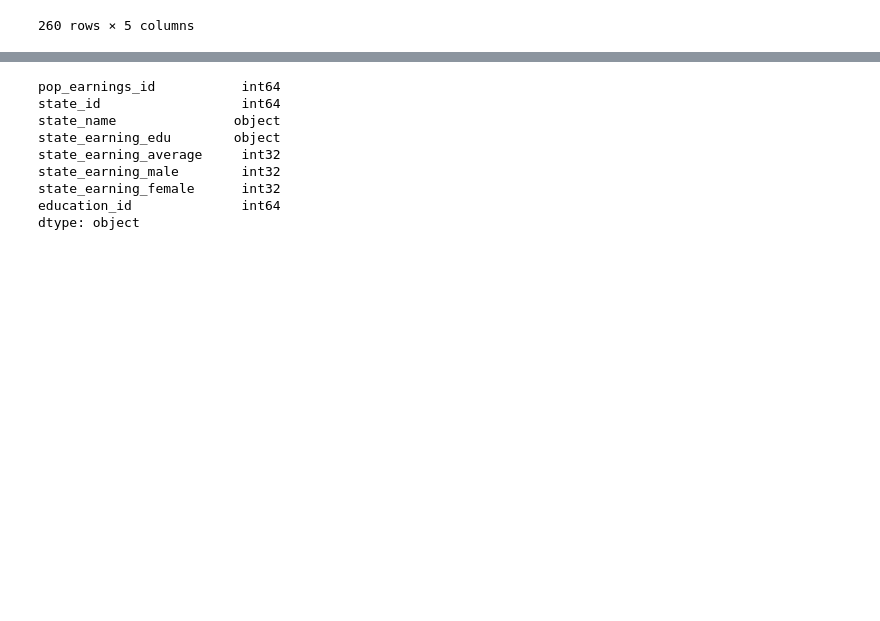
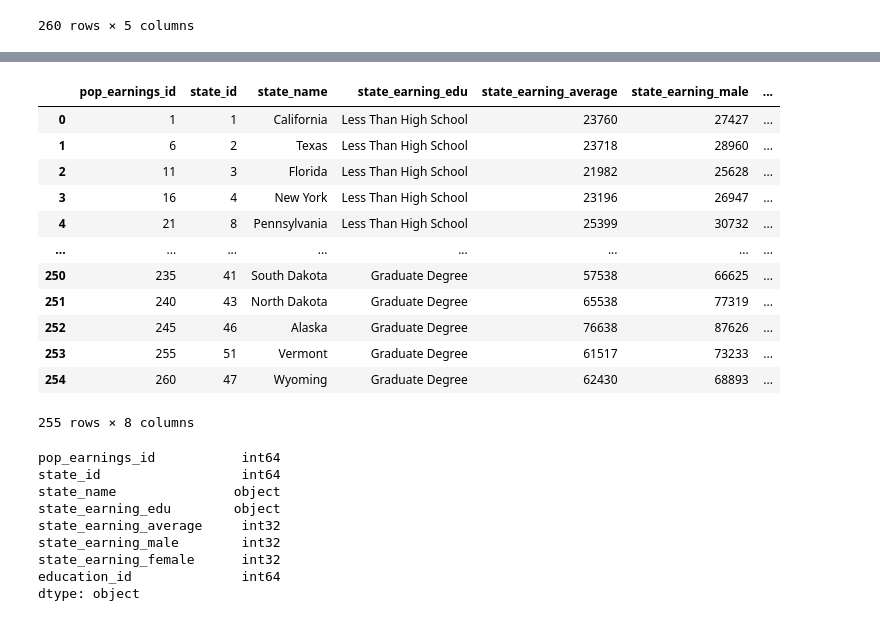
Before and after one commit to jgore1234/ETL_CoronavirusData, a Jupyter notebook: Population Data- Extract & Transform/state_population_data.ipynb, the cells around one changed output, grey strips where cells are left out. Cells and saved outputs as stored; diff of their text form; code cells hidden in the pictures; blank space fills up the shorter version.

```diff
--- a/Population Data- Extract & Transform/state_population_data.ipynb
+++ b/Population Data- Extract & Transform/state_population_data.ipynb
@@ -452,3 +555,7 @@ earnings_df
 | 4 | Wyoming | Bachelors Degree | 49141 | 55557 | 43077 |
 | 5 | Wyoming | Graduate Degree | 62430 | 68893 | 57694 |
 260 rows × 5 columns
+# %%
+# Add 'pop_earnings_id' column to the data frame
+earnings_df['pop_earnings_id'] = list(range(1,len(earnings_df)+1))
+earnings_df
@@ -455,15 +581,5 @@ earnings_df
 # %%
-# Add 'pop_earnings_id' column to the data frame
-earnings_df['pop_earnings_id'] = list(range(1,261))
-
 # Merge earnings_df with states_id_df to add the 'state_id' column, and merge with education_id_df to add the 'education_id' column
 
 earnings_df = earnings_df.merge(states_id_df, on='state_name')
-
-education_id_df = pd.read_csv('education_id.csv',index_col=False)
-education_id_df_copy_2 = education_id_df.drop(columns=['state_edu_attained'])
-
-earnings_df = earnings_df.merge(education_id_df_copy_2, on='state_earning_edu')
-
-earnings_df = earnings_df[['pop_earnings_id','state_id','state_name','state_earning_edu','state_earning_average','state_earning_male','state_earning_female','education_id']]
 earnings_df
@@ -469,0 +600,3 @@ earnings_df
+# %%
+education_id_df = pd.read_csv('education_id_2.csv',index_col=False)
+education_id_df
@@ -469,0 +610,3 @@ earnings_df
+# %%
+earnings_df = earnings_df.merge(education_id_df, on='state_earning_edu')
+earnings_df
@@ -470,3 +627,20 @@ earnings_df
+# %%
+earnings_df = earnings_df[['pop_earnings_id','state_id','state_name','state_earning_edu','state_earning_average','state_earning_male','state_earning_female','education_id']]
+earnings_df
+# %% [output]
+|  | pop_earnings_id | state_id | state_name | state_earning_edu | state_earning_average | state_earning_male | ... |
+| 0 | 1 | 1 | California | Less Than High School | 23760 | 27427 | ... |
+| 1 | 6 | 2 | Texas | Less Than High School | 23718 | 28960 | ... |
+| 2 | 11 | 3 | Florida | Less Than High School | 21982 | 25628 | ... |
+| 3 | 16 | 4 | New York | Less Than High School | 23196 | 26947 | ... |
+| 4 | 21 | 8 | Pennsylvania | Less Than High School | 25399 | 30732 | ... |
+| ... | ... | ... | ... | ... | ... | ... | ... |
+| 250 | 235 | 41 | South Dakota | Graduate Degree | 57538 | 66625 | ... |
+| 251 | 240 | 43 | North Dakota | Graduate Degree | 65538 | 77319 | ... |
+| 252 | 245 | 46 | Alaska | Graduate Degree | 76638 | 87626 | ... |
+| 253 | 255 | 51 | Vermont | Graduate Degree | 61517 | 73233 | ... |
+| 254 | 260 | 47 | Wyoming | Graduate Degree | 62430 | 68893 | ... |
+255 rows × 8 columns
 # %%
 # Create the Earnings csv
 earnings_df.to_csv('population_earnings.csv', index=False)
```
Also changed, not shown: parts of 14 cells of this notebook, 3 other files.
